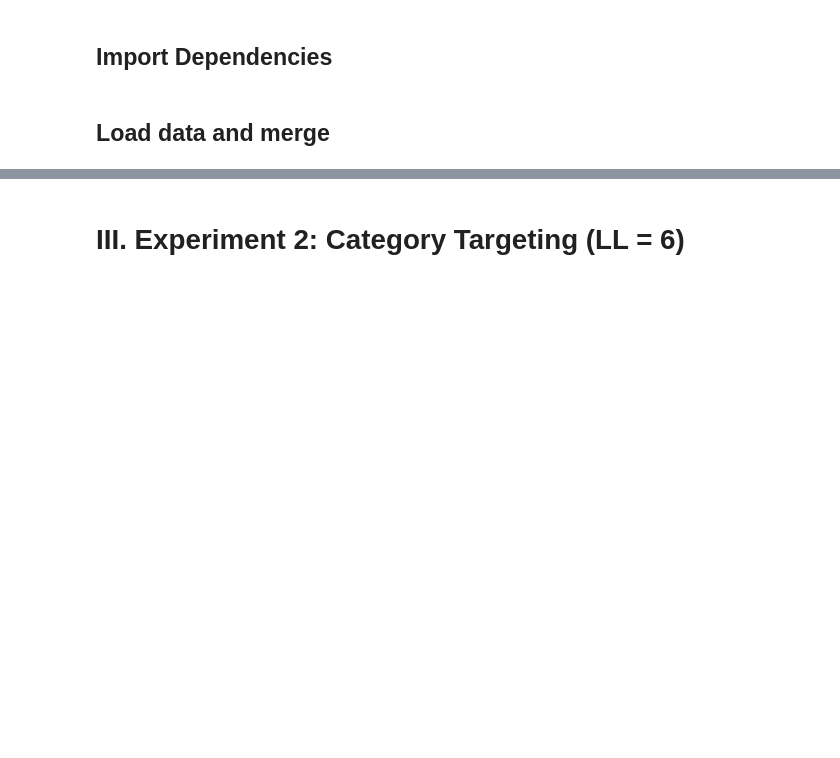
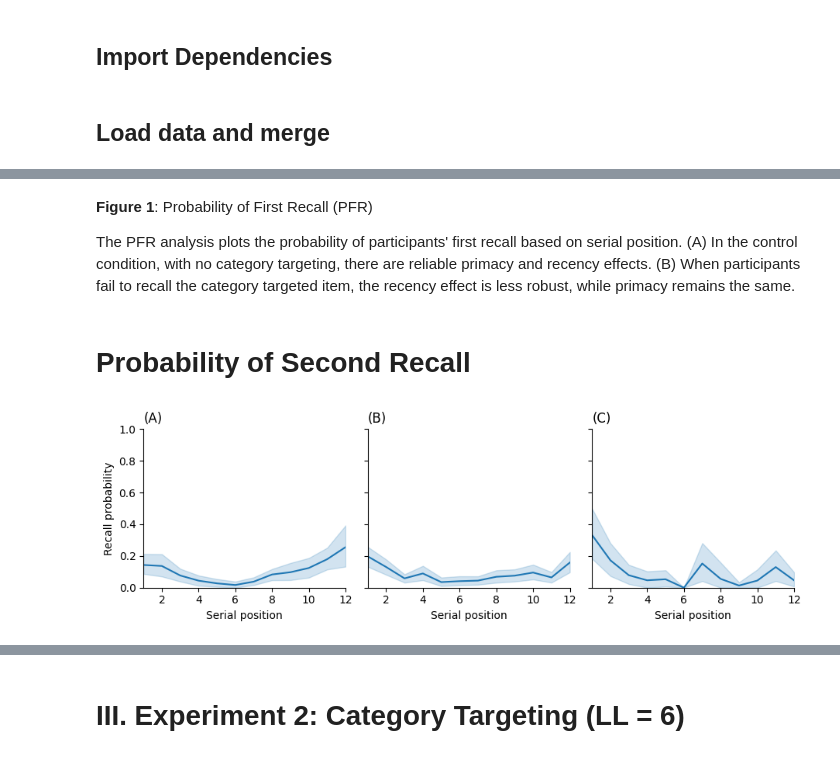
Before and after one commit to vucml/online_experiments, a Jupyter notebook: experiments/category_targeting/category_targeting_tech_report.ipynb, the cells around one changed output, grey strips where cells are left out. Cells and saved outputs as stored; diff of their text form; code cells hidden in the pictures; blank space fills up the shorter version.

```diff
--- a/experiments/category_targeting/category_targeting_tech_report.ipynb
+++ b/experiments/category_targeting/category_targeting_tech_report.ipynb
@@ -307,0 +146,27 @@ The next experiment aims to buffer the strength of primacy and recency effects b
+# %% [markdown]
+**Figure 1**: Probability of First Recall (PFR)
+
+The PFR analysis plots the probability of participants' first recall based on serial position. (A) In the control condition, with no category targeting, there are reliable primacy and recency effects. (B) When participants fail to recall the category targeted item, the recency effect is less robust, while primacy remains the same.
+# %% [markdown]
+# Probability of Second Recall
+# %%
+pnr_control = fr.pnr(data.query('condition == 0'))
+pnr_success = fr.pnr(data.query('condition == 2'))
+pnr_attempt = fr.pnr(data.query('condition == 1'))
+pnr = pd.concat([pnr_control.assign(condition='control'), pnr_success.assign(condition='success'), pnr_attempt.assign(condition='failure')])
+
+pfr = pnr.query('output == 2')
+
+g = fr.plot_spc(pfr, col='condition', col_wrap=5)
+
+for i, ax in enumerate(g.axes.flat):
+    ax.set_title(f'({string.ascii_uppercase[i]})', loc='left', fontsize=12)
+
+    ax.set_xlim(1,12)
+
+g.set_titles("")
+
+plt.tight_layout()
+plt.show()
+# %% [output]
+[figure, added]
```
Also changed, not shown: parts of 121 cells of this notebook.
